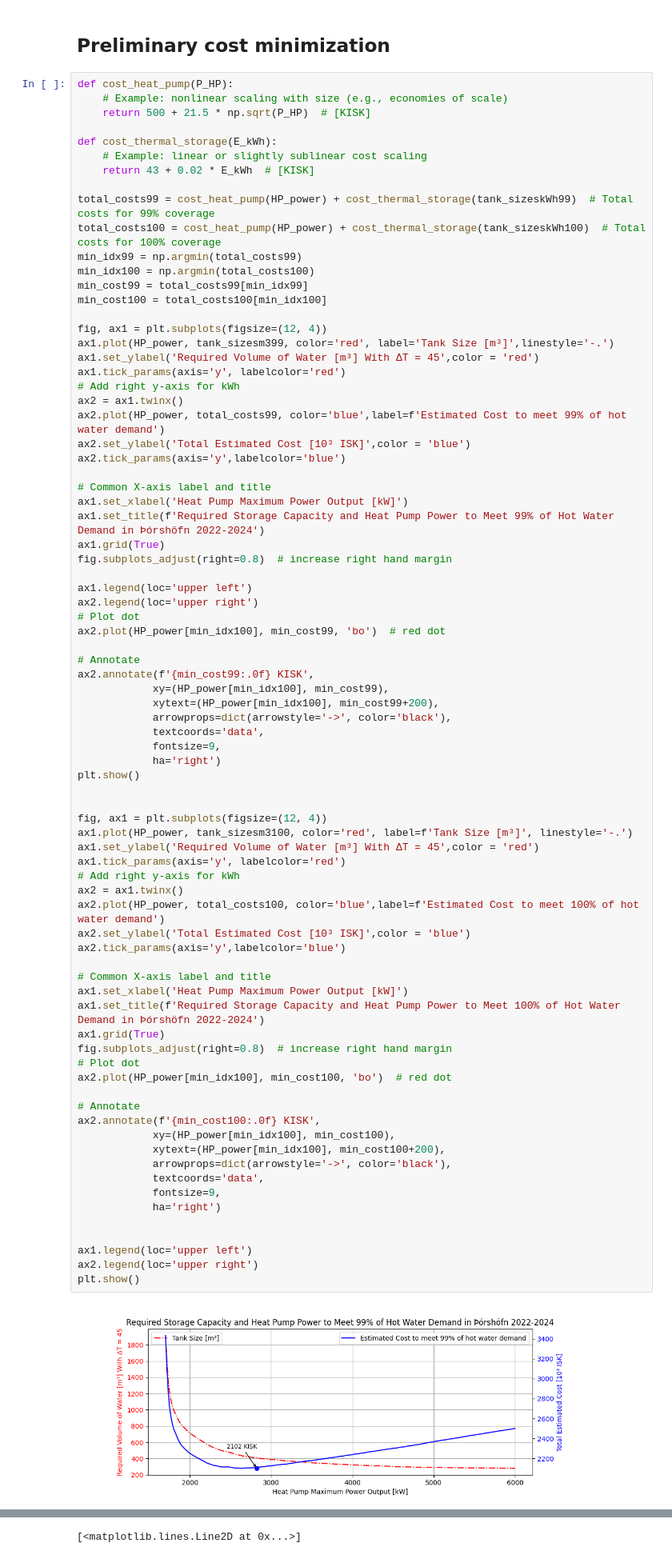
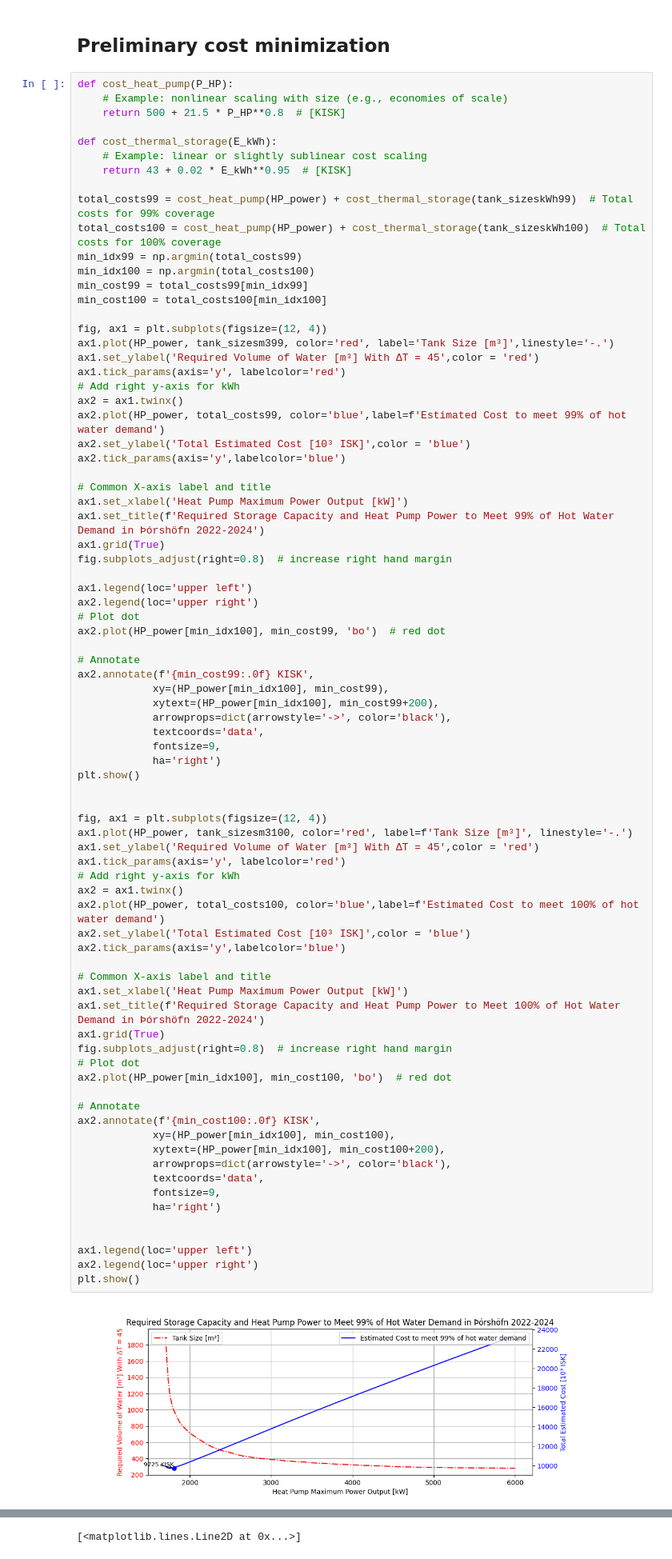
Before and after one commit to arnargylfi/Meistaraverkefni, a Jupyter notebook: Python/Main.ipynb, the cells around one changed output, grey strips where cells are left out. Shown at 80% size. Saved outputs shown, nothing was run; the diff lists cells and outputs as text.

```diff
--- a/Python/Main.ipynb
+++ b/Python/Main.ipynb
@@ -910,11 +910,11 @@ plt.show()
 # %%
 def cost_heat_pump(P_HP):
     # Example: nonlinear scaling with size (e.g., economies of scale)
-    return 500 + 21.5 * np.sqrt(P_HP)  # [KISK]
+    return 500 + 21.5 * P_HP**0.8  # [KISK]
 
 def cost_thermal_storage(E_kWh):
     # Example: linear or slightly sublinear cost scaling
-    return 43 + 0.02 * E_kWh  # [KISK]
+    return 43 + 0.02 * E_kWh**0.95  # [KISK]
 
 total_costs99 = cost_heat_pump(HP_power) + cost_thermal_storage(tank_sizeskWh99)  # Total costs for 99% coverage
 total_costs100 = cost_heat_pump(HP_power) + cost_thermal_storage(tank_sizeskWh100)  # Total costs for 100% coverage
@@ -960,31 +960,31 @@ ax1.plot(HP_power, tank_sizesm3100, color='red', label=f'Tank Size [m³]', lines
 ax1.set_ylabel('Required Volume of Water [m³] With ΔT = 45',color = 'red')
 ax1.tick_params(axis='y', labelcolor='red')
 # Add right y-axis for kWh
 ax2 = ax1.twinx()
 ax2.plot(HP_power, total_costs100, color='blue',label=f'Estimated Cost to meet 100% of hot water demand')
 ax2.set_ylabel('Total Estimated Cost [10³ ISK]',color = 'blue')
 ax2.tick_params(axis='y',labelcolor='blue')
 
 # Common X-axis label and title
 ax1.set_xlabel('Heat Pump Maximum Power Output [kW]')
 ax1.set_title(f'Required Storage Capacity and Heat Pump Power to Meet 100% of Hot Water Demand in Þórshöfn 2022-2024')
 ax1.grid(True)
 fig.subplots_adjust(right=0.8)  # increase right hand margin
 # Plot dot
 ax2.plot(HP_power[min_idx100], min_cost100, 'bo')  # red dot
 
 # Annotate
 ax2.annotate(f'{min_cost100:.0f} KISK',
             xy=(HP_power[min_idx100], min_cost100),
             xytext=(HP_power[min_idx100], min_cost100+200),
             arrowprops=dict(arrowstyle='->', color='black'),
             textcoords='data',
             fontsize=9,
             ha='right')
 
 
 ax1.legend(loc='upper left')
 ax2.legend(loc='upper right')
 plt.show()
 # %% [output]
-[figure, old version]
+[figure, new version]
```
Also changed, not shown: parts of 1 cell of this notebook.
